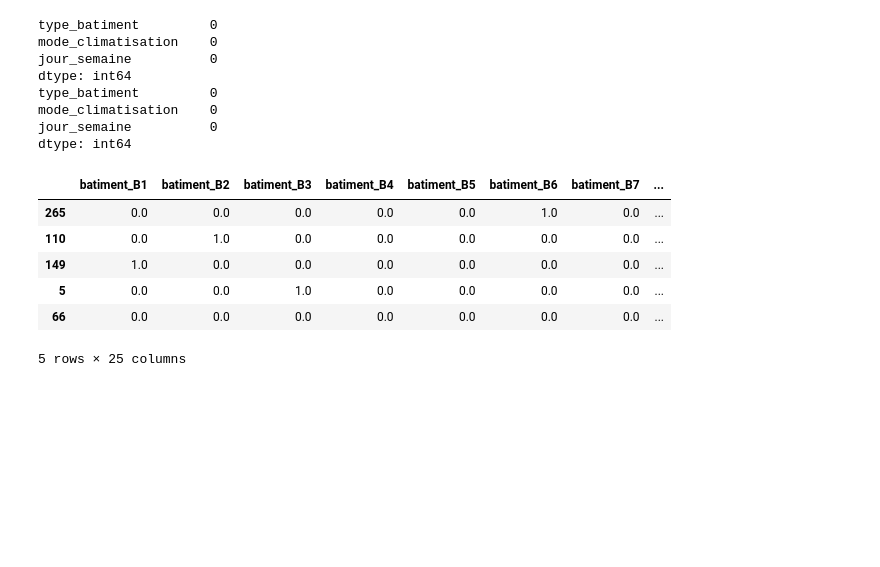
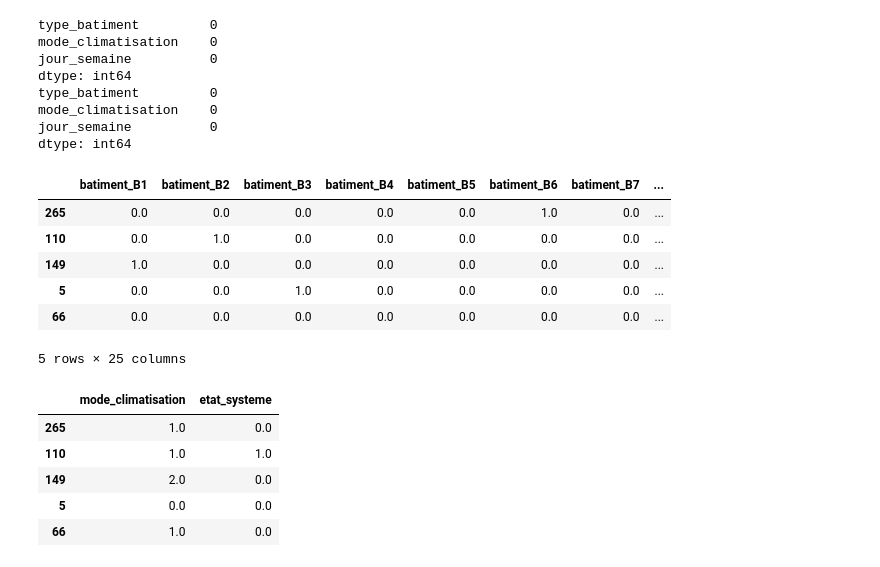
Before and after one commit to Atou-D10/atelier_prepa_donnees_tab, a Jupyter notebook: notebooks/atelier_prepa_donnees_tab.ipynb, the cells around one changed output. Saved outputs shown, nothing was run; the diff lists cells and outputs as text; code cells hidden in the pictures; blank space fills up the shorter version.

Commit message:
Partie 4: application de l'Ordinal Encoding (mode_climatisation, etat_systeme)

```diff
--- a/notebooks/atelier_prepa_donnees_tab.ipynb
+++ b/notebooks/atelier_prepa_donnees_tab.ipynb
@@ -739,3 +739,35 @@ X_train_oh.head()
 | 5 | 0.0 | 0.0 | 1.0 | 0.0 | 0.0 | 0.0 | 0.0 | ... |
 | 66 | 0.0 | 0.0 | 0.0 | 0.0 | 0.0 | 0.0 | 0.0 | ... |
 5 rows × 25 columns
+# %%
+# Application : Ordinal Encoding
+from sklearn.preprocessing import OrdinalEncoder
+
+encoder_ord = OrdinalEncoder(categories=[
+    ['Eco', 'Normal', 'Boost'],
+    ['Normal', 'Alerte', 'Panne']
+])
+
+ordinal_cols = ['mode_climatisation', 'etat_systeme']
+
+encoder_ord.fit(X_train[ordinal_cols])
+
+X_train_ord = pd.DataFrame(
+    encoder_ord.transform(X_train[ordinal_cols]),
+    columns=ordinal_cols,
+    index=X_train.index
+)
+X_test_ord = pd.DataFrame(
+    encoder_ord.transform(X_test[ordinal_cols]),
+    columns=ordinal_cols,
+    index=X_test.index
+)
+
+X_train_ord.head()
+# %% [output]
+|  | mode_climatisation | etat_systeme |
+| 265 | 1.0 | 0.0 |
+| 110 | 1.0 | 1.0 |
+| 149 | 2.0 | 0.0 |
+| 5 | 0.0 | 0.0 |
+| 66 | 1.0 | 0.0 |
```
